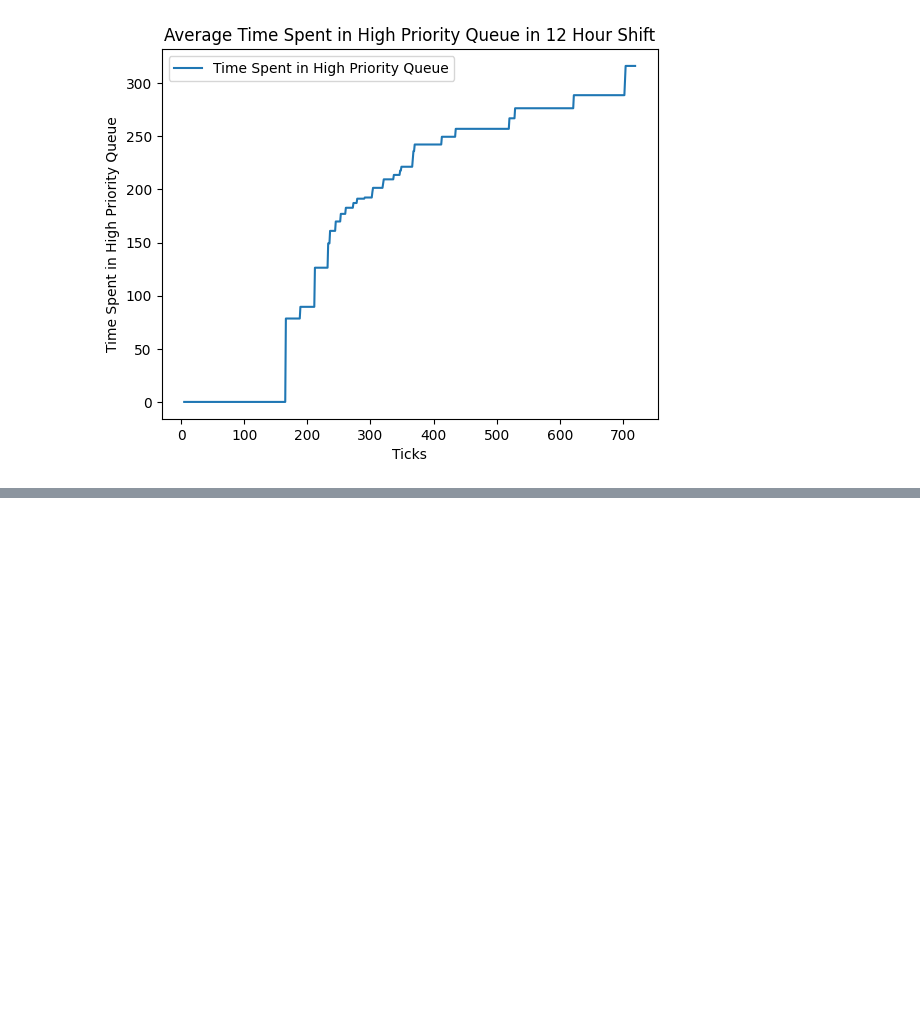
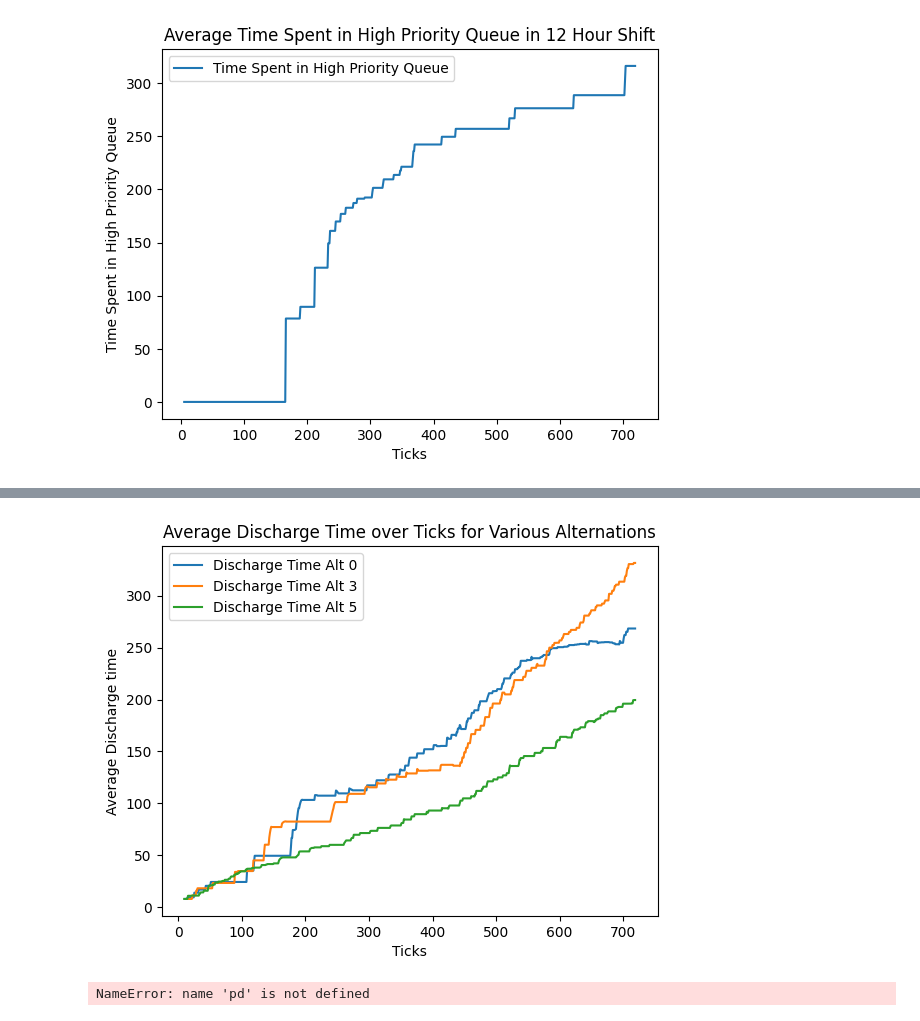
Before and after one commit to michaeladrouillard/ABM-v3, a Jupyter notebook: Exploration.ipynb, the cells around one changed output, grey strips where cells are left out. Cells and saved outputs as stored; diff of their text form; code cells hidden in the pictures; blank space fills up the shorter version.

```diff
--- a/Exploration.ipynb
+++ b/Exploration.ipynb
@@ -38,0 +73,32 @@ dataset.plot(y='Time Spent in High Priority Queue', xlabel='Ticks', ylabel='Time
+# %%
+data_dir = "C:\\Users\\jchle\\PhD\\ABM\\results\\12-12-2022_02_39_36"
+dataset = pd.read_csv(os.path.join(data_dir, "stats.csv"))
+data_dir2 = "C:\\Users\\jchle\\PhD\\ABM\\results\\12-12-2022_02_39_47"
+dataset2 = pd.read_csv(os.path.join(data_dir2, "stats.csv"))
+data_dir3 = "C:\\Users\\jchle\\PhD\\ABM\\results\\12-12-2022_02_42_39"
+dataset3 = pd.read_csv(os.path.join(data_dir3, "stats.csv"))
+
+d1 = dataset[['Discharge Time']].rename({'Discharge Time': 'Discharge Time Alt 0'}, axis='columns')
+d2 = dataset2[['Discharge Time']].rename({'Discharge Time': 'Discharge Time Alt 3'}, axis='columns')
+d3 = dataset3[['Discharge Time']].rename({'Discharge Time': 'Discharge Time Alt 5'}, axis='columns')
+final = pd.concat([d1, d2, d3], axis=1)
+fig = final.plot(xlabel='Ticks', ylabel='Average Discharge time', title='Average Discharge Time over Ticks for Various Alternations').get_figure()
+fig.savefig("C:\\Users\\jchle\\PhD\\ABM\\plots\\discharge_time200patients_2nurse_6doc.pdf")
+# %% [output]
+[figure, added]
+# %%
+data_dir = "C:\\Users\\jchle\\PhD\\ABM\\results\\12-12-2022_03_07_36"
+dataset = pd.read_csv(os.path.join(data_dir, "stats.csv"))
+data_dir2 = "C:\\Users\\jchle\\PhD\\ABM\\results\\12-12-2022_23_34_44"
+dataset2 = pd.read_csv(os.path.join(data_dir2, "stats.csv"))
+data_dir3 = "C:\\Users\\jchle\\PhD\\ABM\\results\\12-12-2022_23_36_19"
+dataset3 = pd.read_csv(os.path.join(data_dir3, "stats.csv"))
+
+d1 = dataset[['Discharge Time']].rename({'Discharge Time': 'Discharge Time 2 Nurses'}, axis='columns')
+d2 = dataset2[['Discharge Time']].rename({'Discharge Time': 'Discharge Time 3 Nurses'}, axis='columns')
+d3 = dataset3[['Discharge Time']].rename({'Discharge Time': 'Discharge Time 4 Nurses'}, axis='columns')
+final = pd.concat([d1, d2, d3], axis=1)
+fig = final.plot(xlabel='Ticks', ylabel='Average Discharge time', title='Average Discharge Time over Ticks vs. Num. Nurses').get_figure()
+fig.savefig("C:\\Users\\jchle\\PhD\\ABM\\plots\\discharge_time200patients_6doc_var_nurses.pdf")
+# %% [output]
+NameError: name 'pd' is not defined
```
Also changed, not shown: parts of 24 cells of this notebook, 1 other file.
